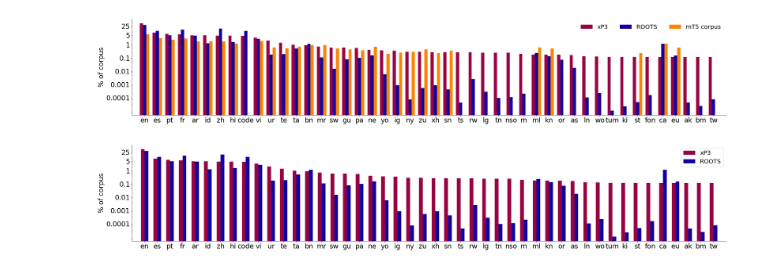
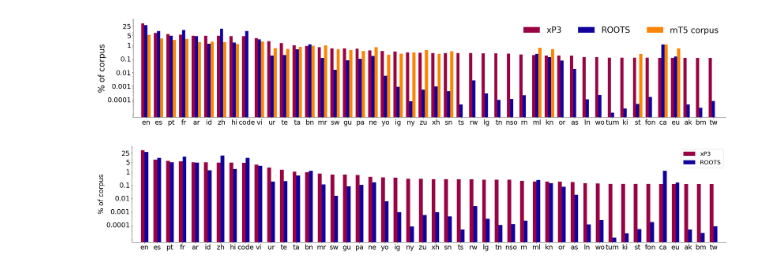
Before and after one commit to bigscience-workshop/xmtf, a Jupyter notebook: plotstables/figure_notebooks/xp3_languages.ipynb, the cells around one changed output. Cells and saved outputs as stored; diff of their text form; code cells hidden in the pictures.

```diff
--- a/plotstables/figure_notebooks/xp3_languages.ipynb
+++ b/plotstables/figure_notebooks/xp3_languages.ipynb
@@ -265,36 +265,38 @@ ax.bar(x_axis + 0.5, [MC4_PCT_DICT[k] for k in langs], width=0.5, label = 'mT5 c
 
 ax.set_xticks(x_axis, langs)
 ax.set_xlim([-2, len(langs) * 2])
 
 ax.set_yscale('log')
 ax.set_yticks([25, 5, 1, 0.1, 0.01, 0.001, 0.0001])
 
-ax.set_ylabel("% of corpus")
 
 # ax2.set_yscale('log')
 # ax2.set_ylabel('Bytes in xP3')
 
 ax.get_yaxis().set_major_formatter(matplotlib.ticker.ScalarFormatter()) # Allow non-mathematical values
 ax.get_yaxis().set_major_formatter(matplotlib.ticker.FormatStrFormatter('%.4f')) # Allow 4 digits after comma
 ax.get_yaxis().set_major_formatter(matplotlib.ticker.FormatStrFormatter('%g')) # Rmv trailing zeroes
 
 lines, labels = ax.get_legend_handles_labels()
-ax.legend(lines, labels, fontsize=20, ncol=3, loc="upper right", frameon=False)
+ax.legend(lines, labels, fontsize=28, ncol=3, loc="upper right", frameon=False)
 # lines2, labels2 = ax2.get_legend_handles_labels()
 #ax.legend(lines + lines2, labels + labels2, fontsize=15, ncol=2)
 
 ax.spines['top'].set_visible(False)
 ax.spines['right'].set_visible(False)
 
 
 for item in ([ax.title, ax.xaxis.label, ax.yaxis.label] +
              ax.get_xticklabels() + ax.get_yticklabels()):
     item.set_fontsize(23)
 
+ax.set_ylabel("% of corpus", fontsize=28)
+
 
 plt.savefig('xp3_languages.pdf', dpi=300, bbox_inches='tight')
+plt.savefig('xp3_languages.png', dpi=300, bbox_inches='tight')
 # %% [output]
-[figure, old version]
+[figure, new version]
 # %%
 """
 Plot with languages across x-axis & percentage for ROOTS, mC4 & xP3 on y-axis
```
Also changed, not shown: 1 other file.
